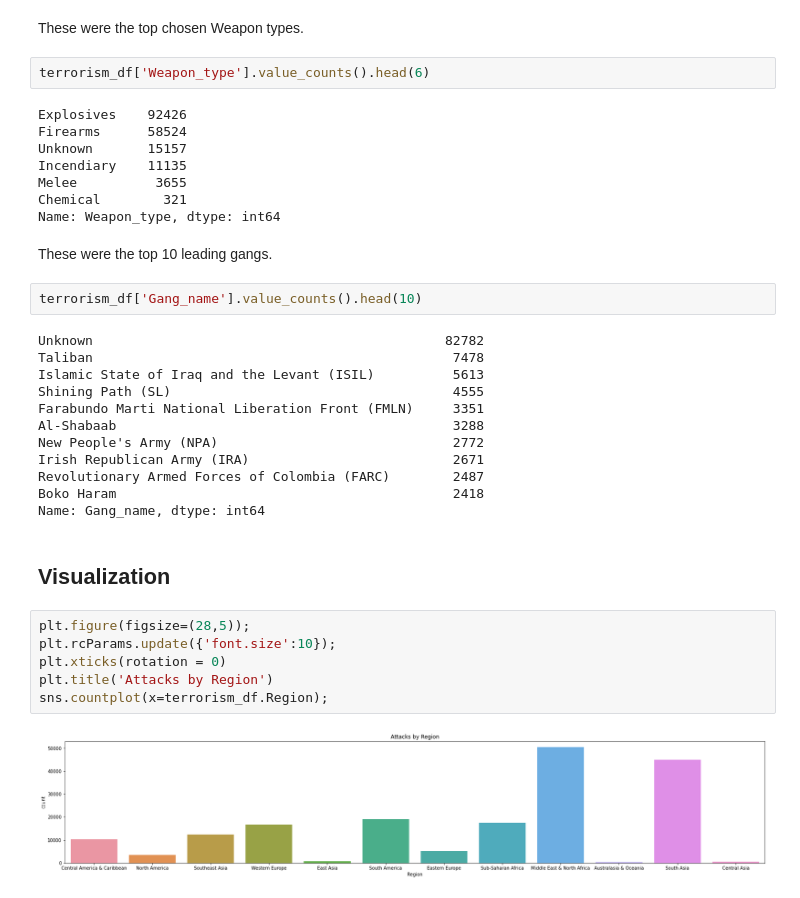
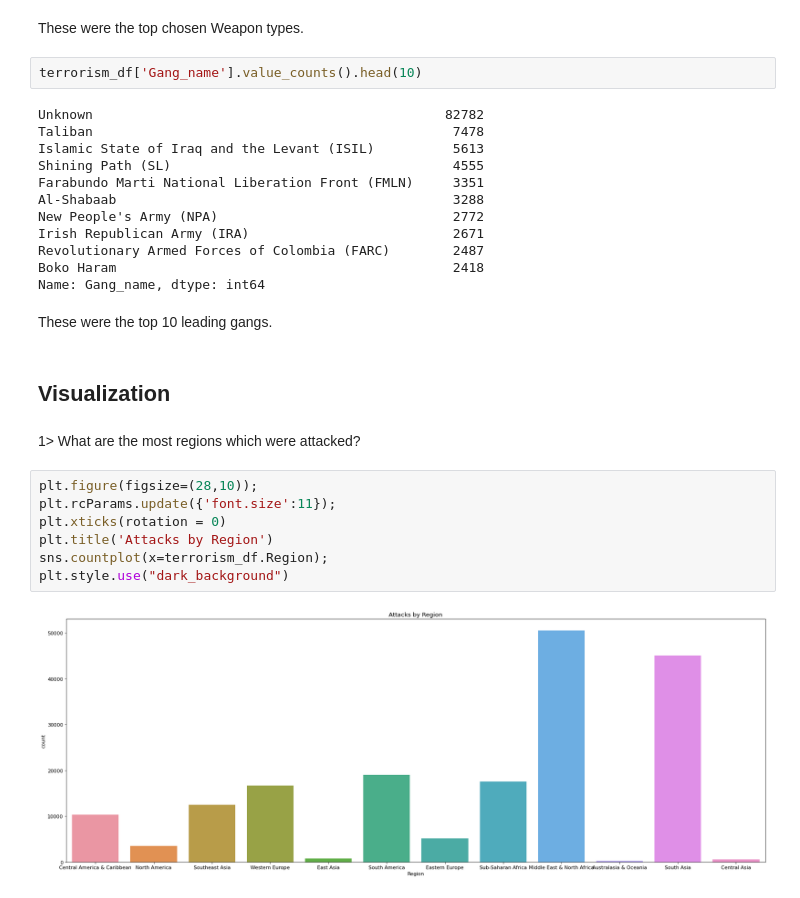
Before and after one commit to Nikkiie/Eda---Global-terrorism, a Jupyter notebook: Global_Terrorism_Analysis_Capstone_Project.ipynb, the cells around one changed output. Drawn from its saved outputs; the diff is of its cells as text.

```diff
--- a/Global_Terrorism_Analysis_Capstone_Project.ipynb
+++ b/Global_Terrorism_Analysis_Capstone_Project.ipynb
@@ -313,38 +357,31 @@ Name: Target_subtype, dtype: int64
 # %% [markdown]
 These were the top chosen Weapon types.
 # %%
-terrorism_df['Weapon_type'].value_counts().head(6)
+terrorism_df['Gang_name'].value_counts().head(10)
 # %% [output]
-Explosives    92426
-Firearms      58524
-Unknown       15157
-Incendiary    11135
-Melee          3655
-Chemical        321
-Name: Weapon_type, dtype: int64
+Unknown                                             82782
+Taliban                                              7478
+Islamic State of Iraq and the Levant (ISIL)          5613
+Shining Path (SL)                                    4555
+Farabundo Marti National Liberation Front (FMLN)     3351
+Al-Shabaab                                           3288
+New People's Army (NPA)                              2772
+Irish Republican Army (IRA)                          2671
+Revolutionary Armed Forces of Colombia (FARC)        2487
+Boko Haram                                           2418
+Name: Gang_name, dtype: int64
 # %% [markdown]
 These were the top 10 leading gangs.
-# %%
-terrorism_df['Gang_name'].value_counts().head(10)
-# %% [output]
-Unknown                                             82782
-Taliban                                              7478
-Islamic State of Iraq and the Levant (ISIL)          5613
-Shining Path (SL)                                    4555
-Farabundo Marti National Liberation Front (FMLN)     3351
-Al-Shabaab                                           3288
-New People's Army (NPA)                              2772
-Irish Republican Army (IRA)                          2671
-Revolutionary Armed Forces of Colombia (FARC)        2487
-Boko Haram                                           2418
-Name: Gang_name, dtype: int64
 # %% [markdown]
 ## Visualization
+# %% [markdown]
+1> What are the most regions which were attacked?
 # %%
-plt.figure(figsize=(28,5));
-plt.rcParams.update({'font.size':10});
+plt.figure(figsize=(28,10));
+plt.rcParams.update({'font.size':11});
 plt.xticks(rotation = 0)
 plt.title('Attacks by Region')
 sns.countplot(x=terrorism_df.Region);
+plt.style.use("dark_background")
 # %% [output]
-[figure, old version]
+[figure, new version]
```
Also changed, not shown: parts of 44 cells of this notebook.
